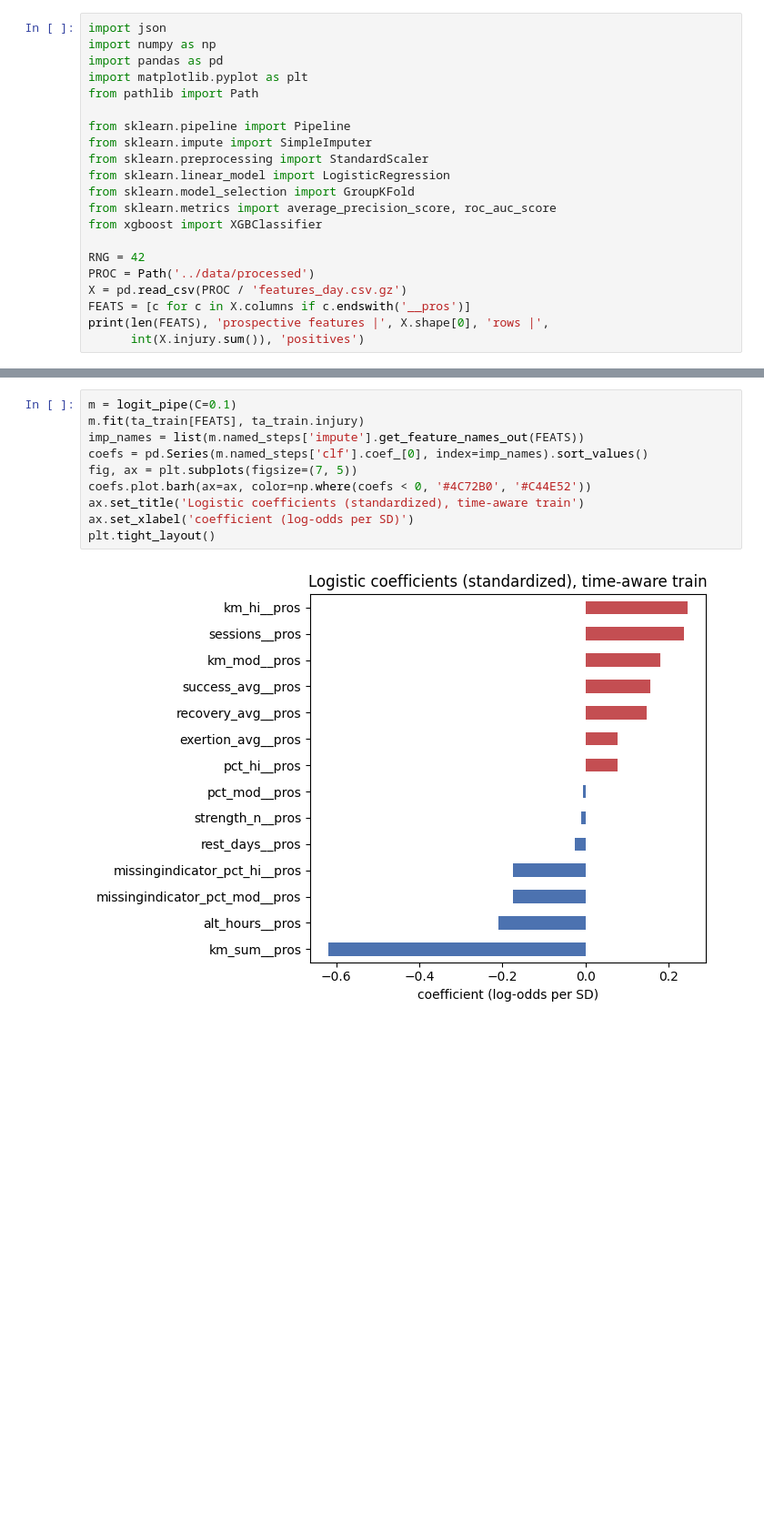
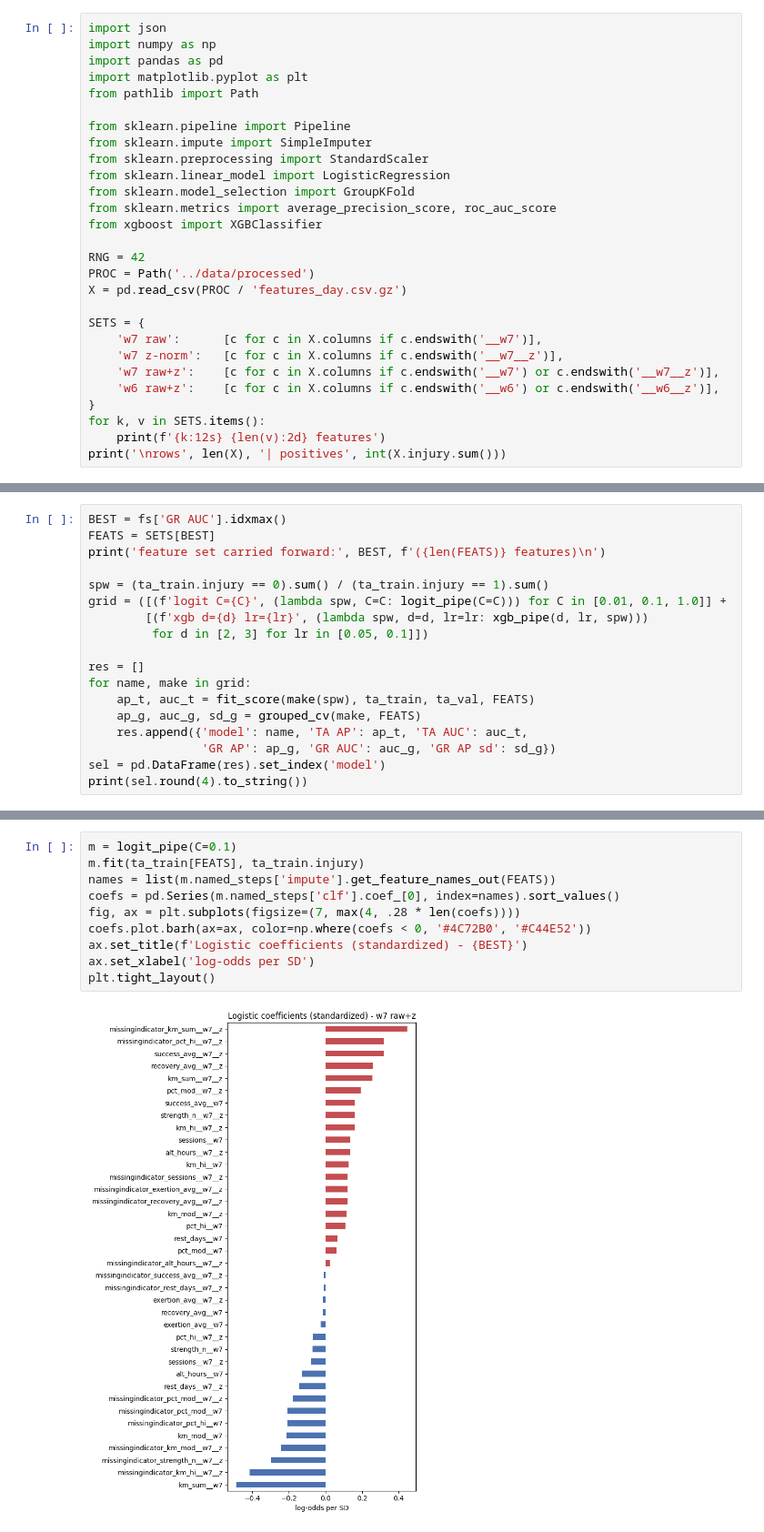
Before and after one commit to auswallace/runner-injury-risk, a Jupyter notebook: notebooks/03_model.ipynb, the cells around one changed output, grey strips where cells are left out. Shown at 91% size. Saved outputs shown, nothing was run; the diff lists cells and outputs as text; blank space fills up the shorter version.

```diff
--- a/notebooks/03_model.ipynb
+++ b/notebooks/03_model.ipynb
@@ -63,7 +52,14 @@ from xgboost import XGBClassifier
 RNG = 42
 PROC = Path('../data/processed')
 X = pd.read_csv(PROC / 'features_day.csv.gz')
-FEATS = [c for c in X.columns if c.endswith('__pros')]
-print(len(FEATS), 'prospective features |', X.shape[0], 'rows |',
-      int(X.injury.sum()), 'positives')
+
+SETS = {
+    'w7 raw':      [c for c in X.columns if c.endswith('__w7')],
+    'w7 z-norm':   [c for c in X.columns if c.endswith('__w7__z')],
+    'w7 raw+z':    [c for c in X.columns if c.endswith('__w7') or c.endswith('__w7__z')],
+    'w6 raw+z':    [c for c in X.columns if c.endswith('__w6') or c.endswith('__w6__z')],
+}
+for k, v in SETS.items():
+    print(f'{k:12s} {len(v):2d} features')
+print('\nrows', len(X), '| positives', int(X.injury.sum()))
 # %% [output]
@@ -146,0 +163,18 @@ def ap_auc(model, tr, va):
+# %%
+BEST = fs['GR AUC'].idxmax()
+FEATS = SETS[BEST]
+print('feature set carried forward:', BEST, f'({len(FEATS)} features)\n')
+
+spw = (ta_train.injury == 0).sum() / (ta_train.injury == 1).sum()
+grid = ([(f'logit C={C}', (lambda spw, C=C: logit_pipe(C=C))) for C in [0.01, 0.1, 1.0]] +
+        [(f'xgb d={d} lr={lr}', (lambda spw, d=d, lr=lr: xgb_pipe(d, lr, spw)))
+         for d in [2, 3] for lr in [0.05, 0.1]])
+
+res = []
+for name, make in grid:
+    ap_t, auc_t = fit_score(make(spw), ta_train, ta_val, FEATS)
+    ap_g, auc_g, sd_g = grouped_cv(make, FEATS)
+    res.append({'model': name, 'TA AP': ap_t, 'TA AUC': auc_t,
+                'GR AP': ap_g, 'GR AUC': auc_g, 'GR AP sd': sd_g})
+sel = pd.DataFrame(res).set_index('model')
+print(sel.round(4).to_string())
@@ -293,12 +244,12 @@ A plausibility look, not inference - correlated features, regularized fit.
 # %%
 m = logit_pipe(C=0.1)
 m.fit(ta_train[FEATS], ta_train.injury)
-imp_names = list(m.named_steps['impute'].get_feature_names_out(FEATS))
-coefs = pd.Series(m.named_steps['clf'].coef_[0], index=imp_names).sort_values()
-fig, ax = plt.subplots(figsize=(7, 5))
+names = list(m.named_steps['impute'].get_feature_names_out(FEATS))
+coefs = pd.Series(m.named_steps['clf'].coef_[0], index=names).sort_values()
+fig, ax = plt.subplots(figsize=(7, max(4, .28 * len(coefs))))
 coefs.plot.barh(ax=ax, color=np.where(coefs < 0, '#4C72B0', '#C44E52'))
-ax.set_title('Logistic coefficients (standardized), time-aware train')
-ax.set_xlabel('coefficient (log-odds per SD)')
+ax.set_title(f'Logistic coefficients (standardized) - {BEST}')
+ax.set_xlabel('log-odds per SD')
 plt.tight_layout()
 # %% [output]
-[figure, old version]
+[figure, new version]
```
Also changed, not shown: parts of 22 cells of this notebook, 6 other files.
